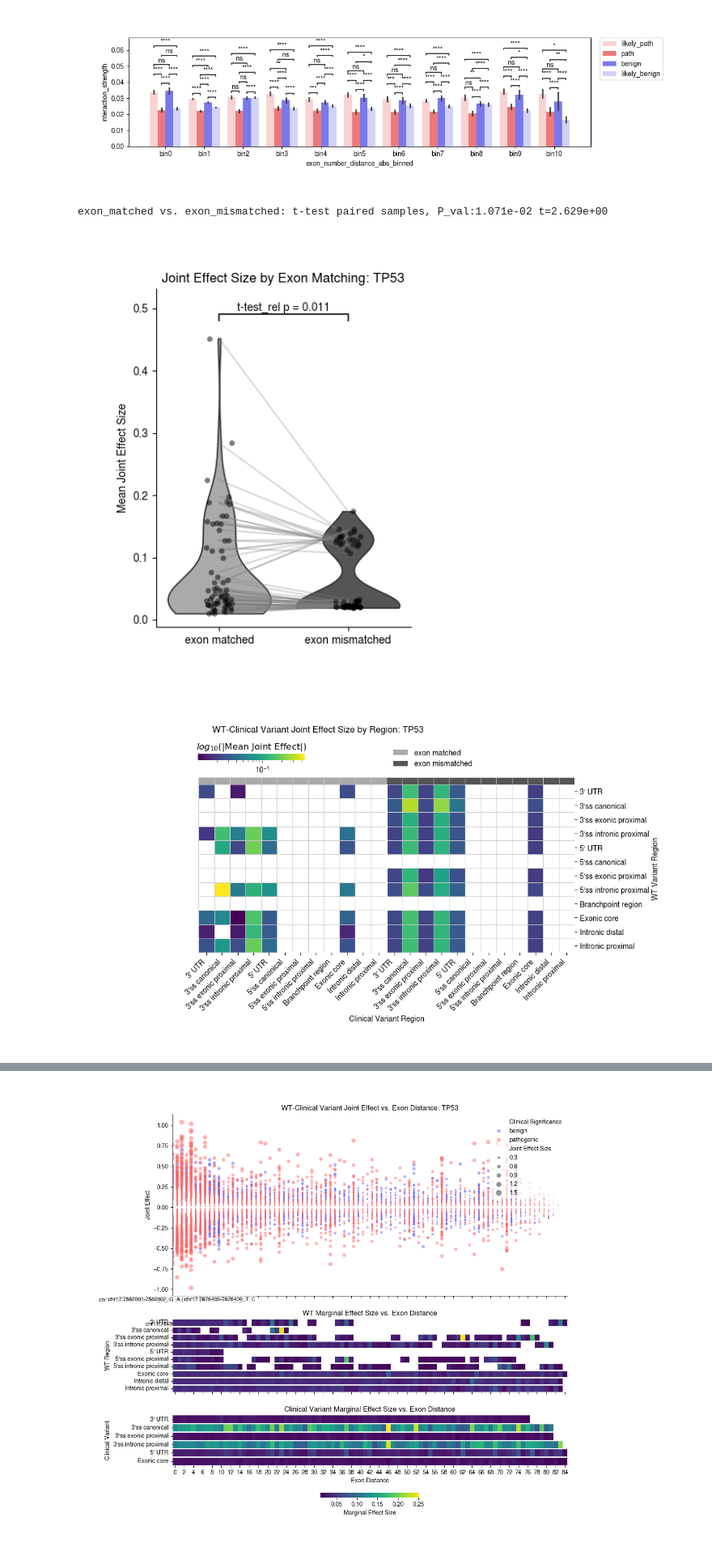
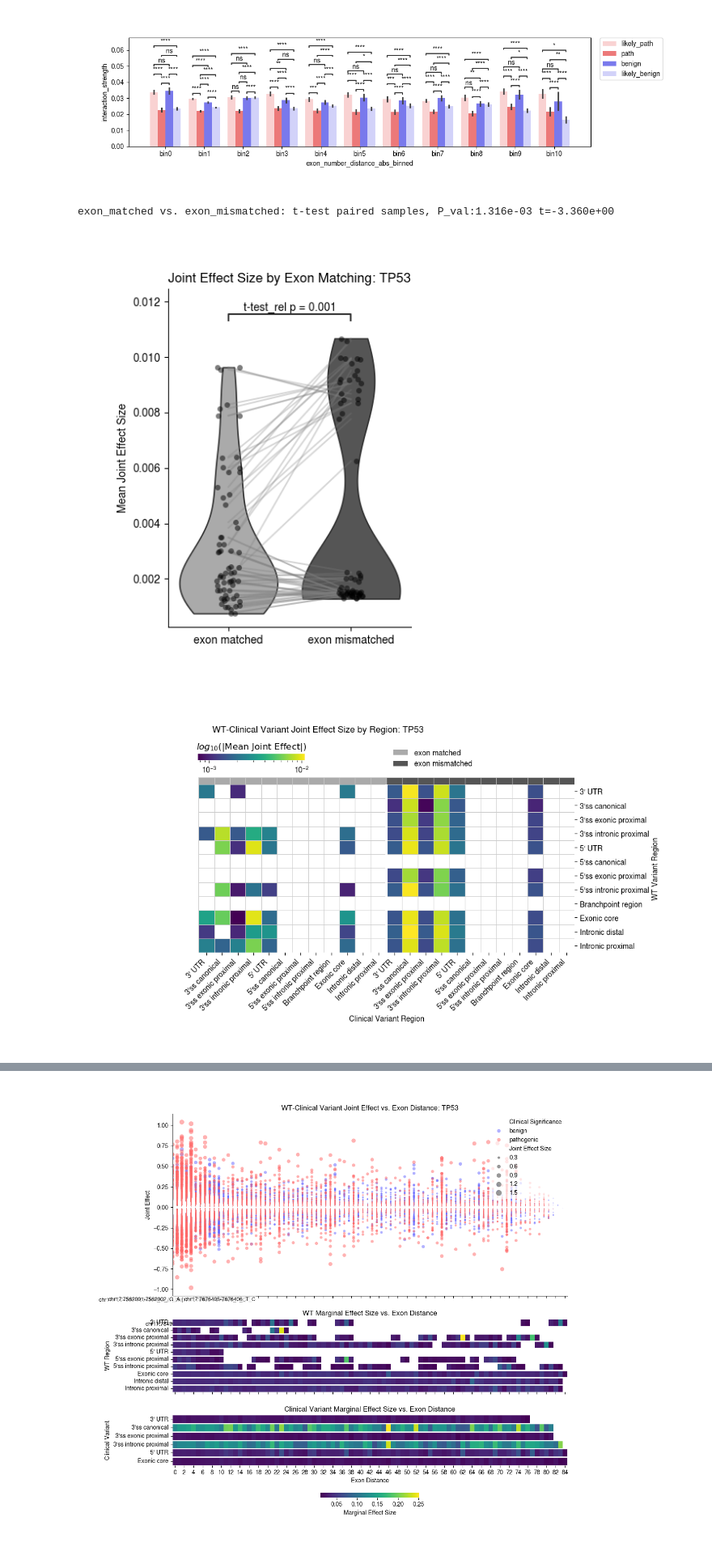
Before and after one commit to bschilder/VEP_DNA, a Jupyter notebook: notebooks/variant_attribution_Flashzoi.ipynb, the cells around one changed output, grey strips where cells are left out. Shown at 81% size. Drawn from its saved outputs; the diff is of its cells as text; code cells hidden in the pictures.

```diff
--- a/notebooks/variant_attribution_Flashzoi.ipynb
+++ b/notebooks/variant_attribution_Flashzoi.ipynb
@@ -768,7 +773,7 @@ matrices = ab.ridge_df_annot_to_matrices(
     ridge_df_annot=ridge_df_annot,
     region_annotation_map=ab.REGION_ANNOTATION_MAP,
     check_exon_match=True,
-    exon_distances = range(0,ridge_df_annot["exon_number_distance_abs"].max()+1)
+    # exon_distances = range(0,ridge_df_annot["exon_number_distance_abs"].max()+1)
 )
 # Show the matrix for overlap & exon_id mismatch
 matrices["exon_mismatched"].head()
@@ -962,29 +929,24 @@ paired_violin = ab.plot_paired_violin_with_stats(
     matrices = {k:v for k,v in matrices.items() if "match" in k},
     title=f"Joint Effect Size by Exon Matching: {gene}",
     figsize=(4, 5),
-    #  annotator_kwargs={"test":"t-test_paired",
-    #                  "text_format":"star",
-    #                  "loc":"inside",
-    #                  "verbose":2,
-    #                  "pvalue_format_string":"{:.3f}"},
     save_path="manuscript/fig/flashzoi_interaction_strength_by_exon_matching.pdf",
     show=True
 )
 # %% [output]
-exon_matched vs. exon_mismatched: t-test paired samples, P_val:1.071e-02 t=2.629e+00
+exon_matched vs. exon_mismatched: t-test paired samples, P_val:1.316e-03 t=-3.360e+00
-[figure, old version]
+[figure, new version]
 # %%
 exclude_annot = ["MANE exons", "MANE introns",
                 # "Exon body"
                 ]
 merged_clustermap = ab.plot_merged_clustermaps(matrices = {k:v for k,v in matrices.items() if "match" in k},
                                     title=f"WT-Clinical Variant Joint Effect Size by Region: {gene}",
                                     figsize=(10, 5),
                                     exclude_rows=exclude_annot,
                                     exclude_cols=exclude_annot,
                                     annotate_values=False,
                                     log_color_scale=True, row_cluster=False, col_cluster=False)
 
-merged_clustermap['fig'].savefig('manuscript/fig/flashzoi_annotation_heatmap.pdf', **utils.FIG_SAVE_KWARGS)
+# merged_clustermap['fig'].savefig('manuscript/fig/flashzoi_annotation_heatmap.pdf', **utils.FIG_SAVE_KWARGS)
 # %% [output]
-[figure, old version]
+[figure, new version]
```
Also changed, not shown: parts of 11 cells of this notebook, 6 other files.
